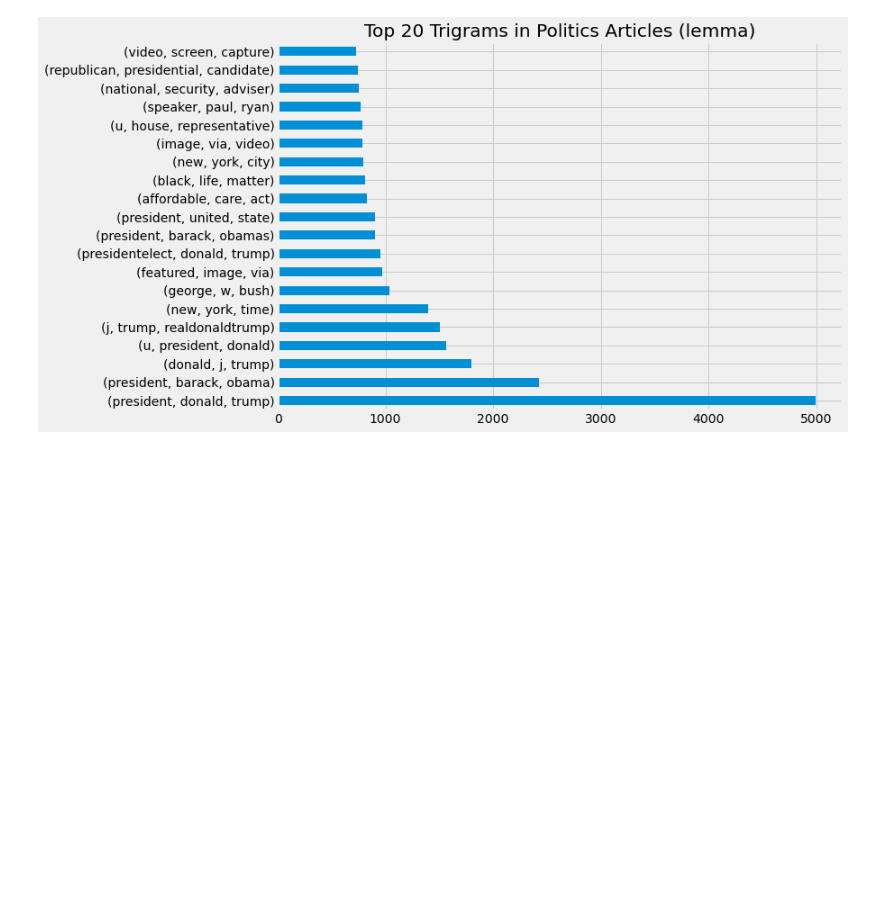
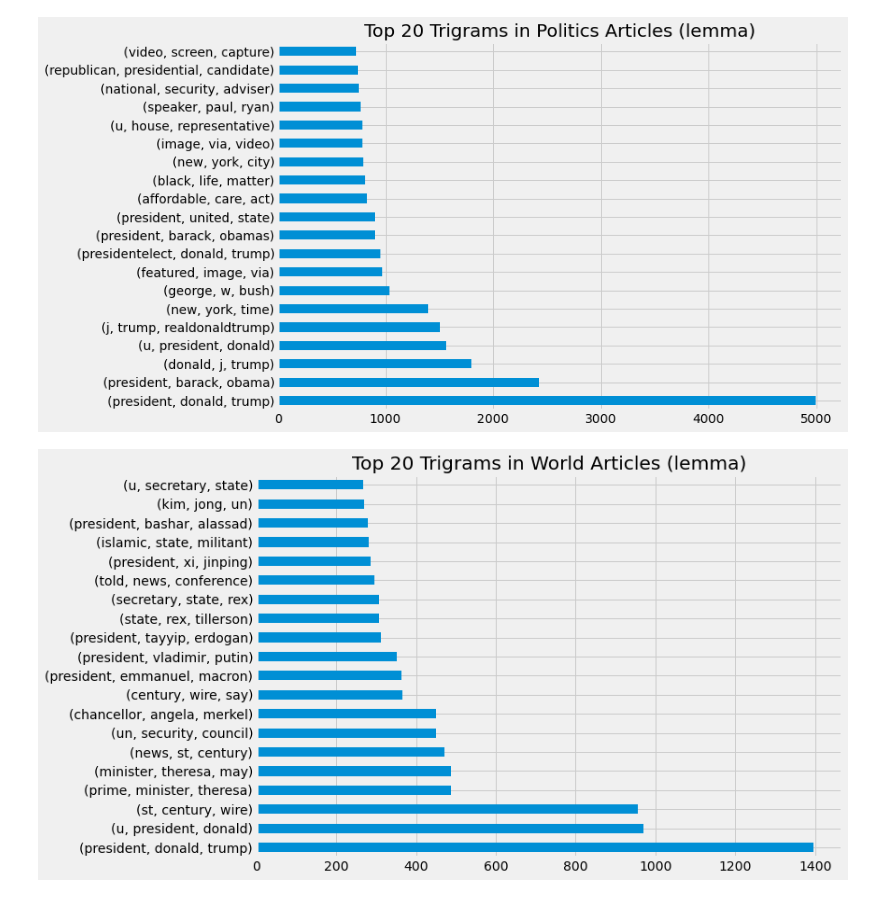
Before and after one commit to tarrencen/post_codeup_projs, a Jupyter notebook: explore.ipynb, the cells around one changed output. Saved outputs shown, nothing was run; the diff lists cells and outputs as text; code cells hidden in the pictures; blank space fills up the shorter version.

```diff
--- a/explore.ipynb
+++ b/explore.ipynb
@@ -579,3 +572,8 @@ top20_ngrams_viz(pol_lem_corpus, 3, title='Top 20 Trigrams in Politics Articles
 # %% [output]
 <AxesSubplot:title={'center':'Top 20 Trigrams in Politics Articles (lemma)'}>
 [figure]
+# %%
+top20_ngrams_viz(world_lem_corpus, 3, title='Top 20 Trigrams in World Articles (lemma)')
+plt.show()
+# %% [output]
+[figure, added]
```
Also changed, not shown: parts of 12 cells of this notebook.
